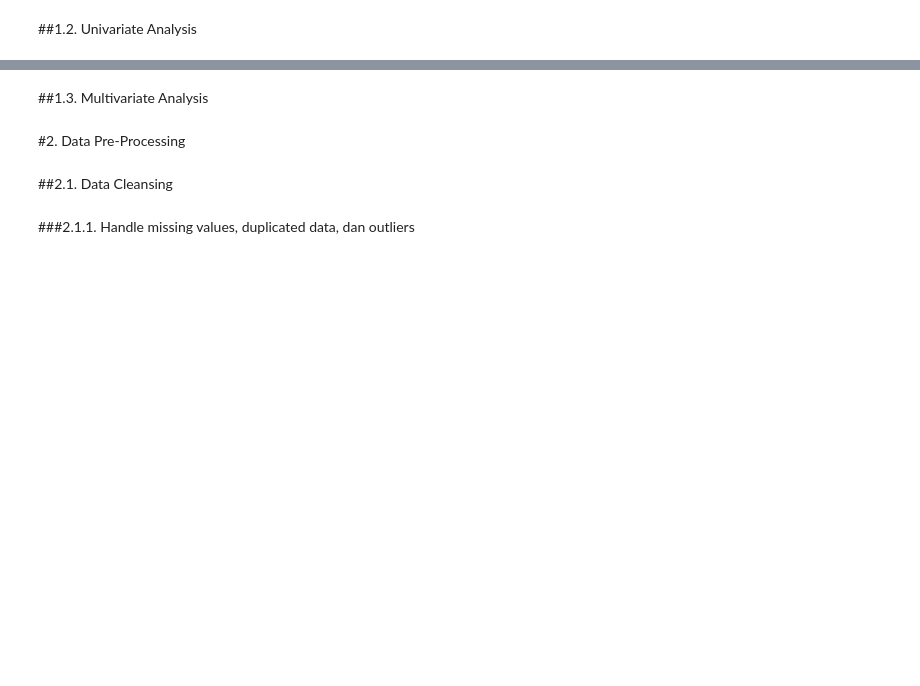
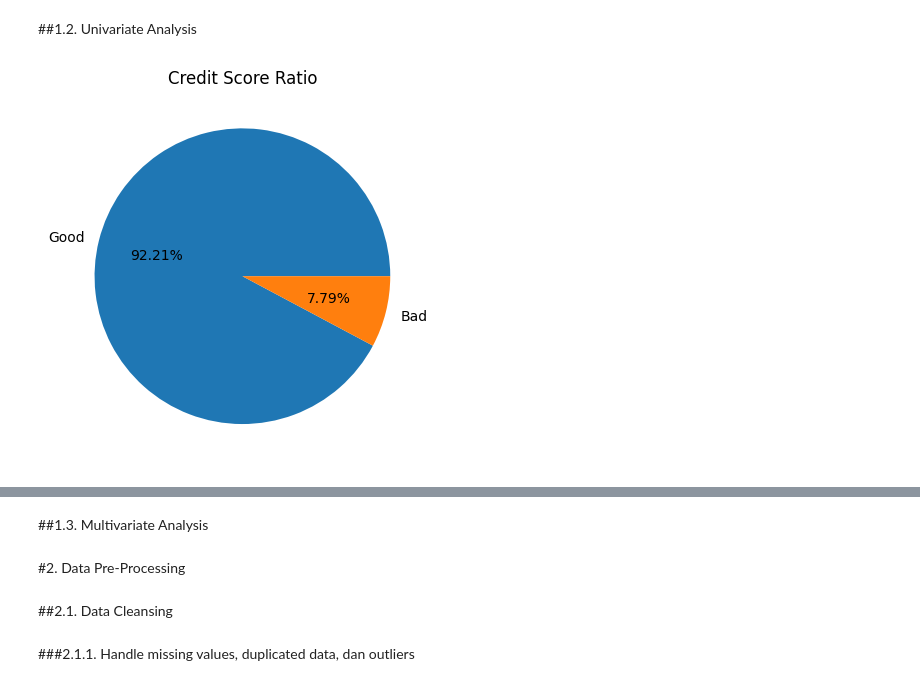
Before and after one commit to uniainiyah/HCI, a Jupyter notebook: Home_Credit_Scorecard_Model.ipynb, the cells around one changed output, grey strips where cells are left out. Saved outputs shown, nothing was run; the diff lists cells and outputs as text; code cells hidden in the pictures; blank space fills up the shorter version.

```diff
--- a/Home_Credit_Scorecard_Model.ipynb
+++ b/Home_Credit_Scorecard_Model.ipynb
@@ -81,2 +102,8 @@ df.head()
 # %% [markdown]
 ##1.2. Univariate Analysis
+# %%
+df.groupby('TARGET').size().plot(kind='pie', labels=['Good', 'Bad'], autopct='%.2f%%')
+plt.title('Credit Score Ratio')
+plt.show()
+# %% [output]
+[figure, added]
```
Also changed, not shown: parts of 9 cells of this notebook.
